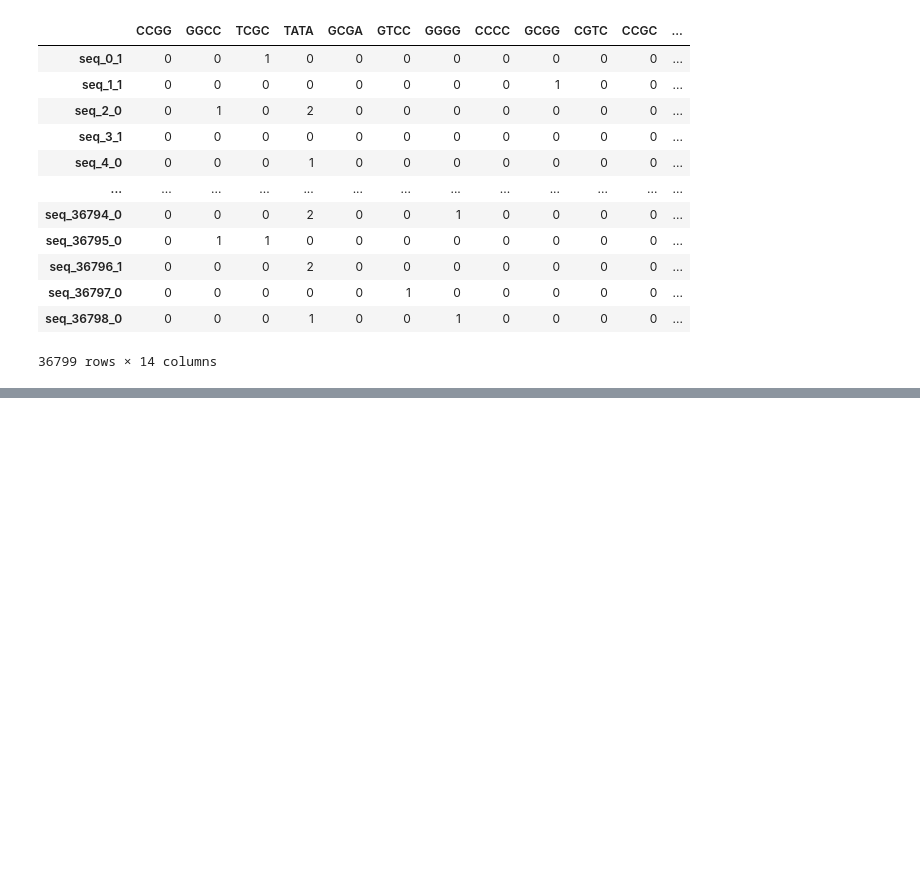
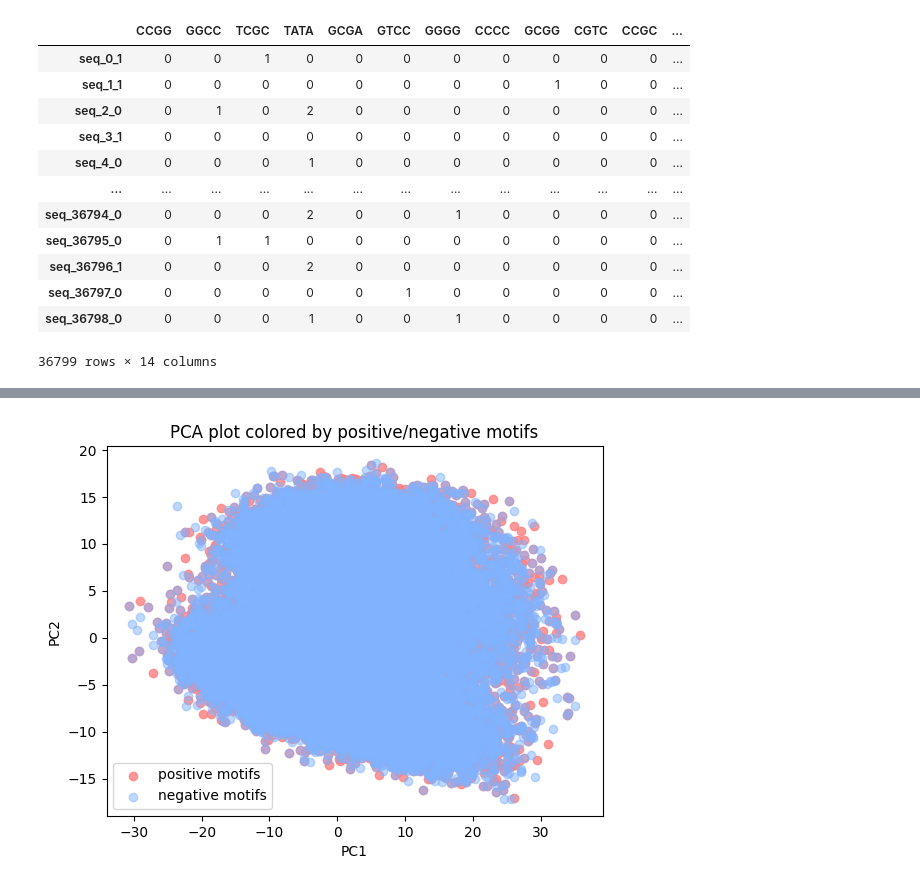
Before and after one commit to ninasachdev/QCB557_project, a Jupyter notebook: make_dict.ipynb, the cells around one changed output, grey strips where cells are left out. Drawn from its saved outputs; the diff is of its cells as text; code cells hidden in the pictures; blank space fills up the shorter version.

```diff
--- a/make_dict.ipynb
+++ b/make_dict.ipynb
@@ -469,0 +470,29 @@ plt.show()
+# %%
+positive_sequences = []
+negative_sequences = []
+
+for sequence_id, sequence_row in metadata.iterrows():
+    has_positive_motif = any(sequence_row[motif] > 0 for motif in positive_motifs.values())
+    has_negative_motif = any(sequence_row[motif] > 0 for motif in negative_motifs.values())
+
+    if has_positive_motif:
+        positive_sequences.append(sequence_id)
+    if has_negative_motif:
+        negative_sequences.append(sequence_id)
+# %%
+pastel_red = (1.0, 0.5, 0.5, 0.8)
+pastel_blue = (0.5, 0.7, 1.0, 0.5)
+
+plt.scatter(PC_df.loc[positive_sequences]['PC1'], PC_df.loc[positive_sequences]['PC2'], c=pastel_red, label='positive motifs')
+
+plt.scatter(PC_df.loc[negative_sequences]['PC1'], PC_df.loc[negative_sequences]['PC2'], c=pastel_blue, label='negative motifs')
+
+plt.xlabel('PC1')
+plt.ylabel('PC2')
+plt.title('PCA plot colored by positive/negative motifs')
+plt.legend()
+
+# Show plot
+plt.show()
+# %% [output]
+[figure, added]
```
Also changed, not shown: parts of 3 cells of this notebook.
